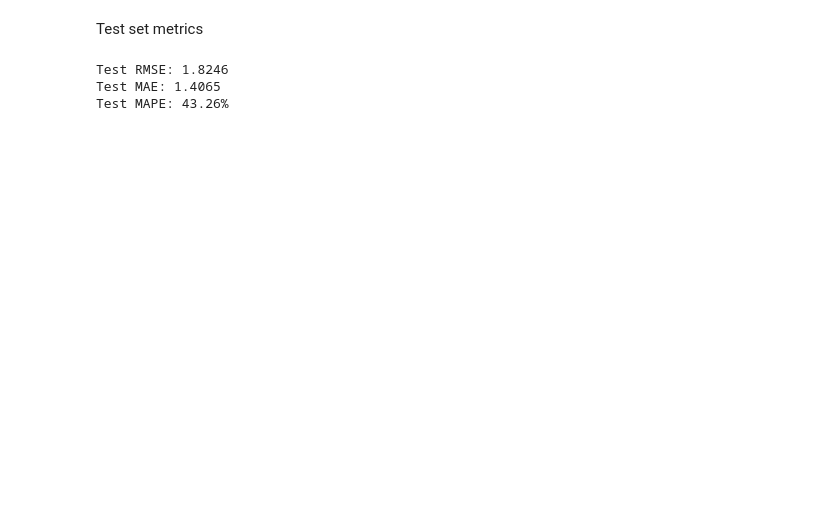
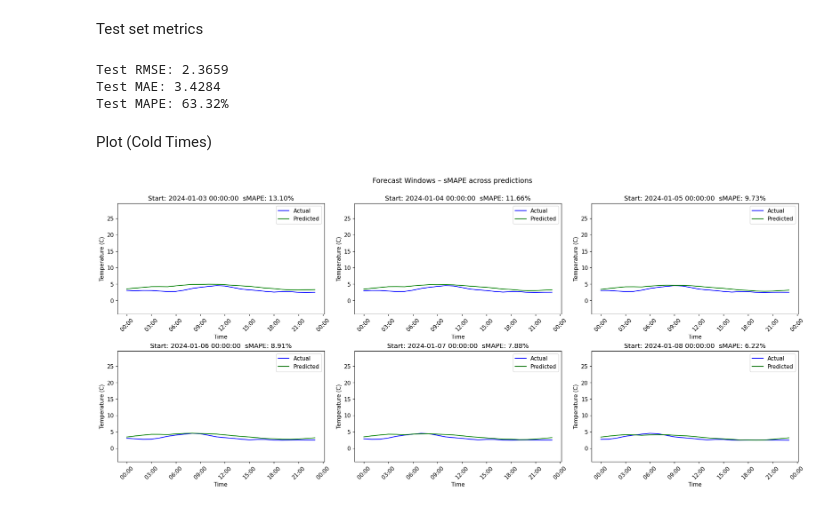
Before and after one commit to chandlerNick/BerlinWeatherTimeSeriesAnalysis, a Jupyter notebook: LSTM_HPO.ipynb, the cells around one changed output. Cells and saved outputs as stored; diff of their text form; code cells hidden in the pictures; blank space fills up the shorter version.

```diff
--- a/LSTM_HPO.ipynb
+++ b/LSTM_HPO.ipynb
@@ -383,13 +409,67 @@ for i in range(days_to_plot):
 Test set metrics
 # %%
 rmse = np.sqrt(mean_squared_error(y_true_inv.flatten(), y_pred_inv.flatten()))
-mae = mean_absolute_error(y_true_inv.flatten(), y_pred_inv.flatten())
+mase = mean_absolute_scaled_error(y_true_inv.flatten(), y_pred_inv.flatten(), insample=scaler.inverse_transform(y_train.reshape(-1, 1)).flatten())
 mape = mean_absolute_percentage_error(y_true_inv.flatten(), y_pred_inv.flatten())
 
 print(f'Test RMSE: {rmse:.4f}')
-print(f'Test MAE: {mae:.4f}')
+print(f'Test MAE: {mase:.4f}')
 print(f'Test MAPE: {mape:.2f}%')
 # %% [output]
-Test RMSE: 1.8246
-Test MAE: 1.4065
-Test MAPE: 43.26%
+Test RMSE: 2.3659
+Test MAE: 3.4284
+Test MAPE: 63.32%
+# %% [markdown]
+Plot (Cold Times)
+# %%
+horizon = 24        # Number of time steps per forecast
+offset = 2          # Starting forecast block
+numplots = 6        # How many forecast windows to plot
+
+# time_index must match length of test_data
+start_time = pd.Timestamp("2024-01-01 00:00")  # Adjust as needed
+time_index = pd.date_range(start=start_time, periods=len(test_data), freq="H")
+
+# Ensure y_pred and test_data are on the same scale
+y_pred = y_pred_inv.flatten()
+test_data = y_true_inv.flatten()
+
+y_min = min(test_data.min(), y_pred.min())
+y_max = max(test_data.max(), y_pred.max())
+
+plt.figure(figsize=(20, 9))
+plt.rcParams.update({'font.size': 11})
+date_formater = mdates.DateFormatter('%H:%M')
+
+for idx in range(numplots):
+    t_idx = offset + idx
+    start = t_idx * horizon
+    end = start + horizon
+    if end > len(test_data):
+        break
+
+    actual_window = test_data[start:end]
+    pred_window = y_pred[start:end]
+    time_window = time_index[start:end]
+
+    smape = np.mean(
+        np.abs(actual_window - pred_window) / (np.abs(actual_window) + np.abs(pred_window) + 1e-8)
+    ) * 100  # added epsilon to avoid division by zero
+
+    ax = plt.subplot(2, 3, idx + 1)
+    ax.set_ylim(y_min, y_max)
+    ax.set_title(f"Start: {time_window[0]}  sMAPE: {smape:.2f}%")
+    ax.plot(time_window, actual_window, label="Actual", color='b')
+    ax.plot(time_window, pred_window, label="Predicted", color='g')
+    ax.xaxis.set_major_formatter(date_formater)
+    ax.set_xlabel('Time')
+    ax.set_ylabel('Temperature (C)')
+    ax.tick_params(axis='x', rotation=45)
+    ax.legend()
+
+plt.tight_layout()
+plt.subplots_adjust(top=0.9)
+plt.suptitle("Forecast Windows – sMAPE across predictions", fontsize=14)
+plt.show()
+# %% [output]
+[figure, added]
```
Also changed, not shown: parts of 6 cells of this notebook, 1 other file.
